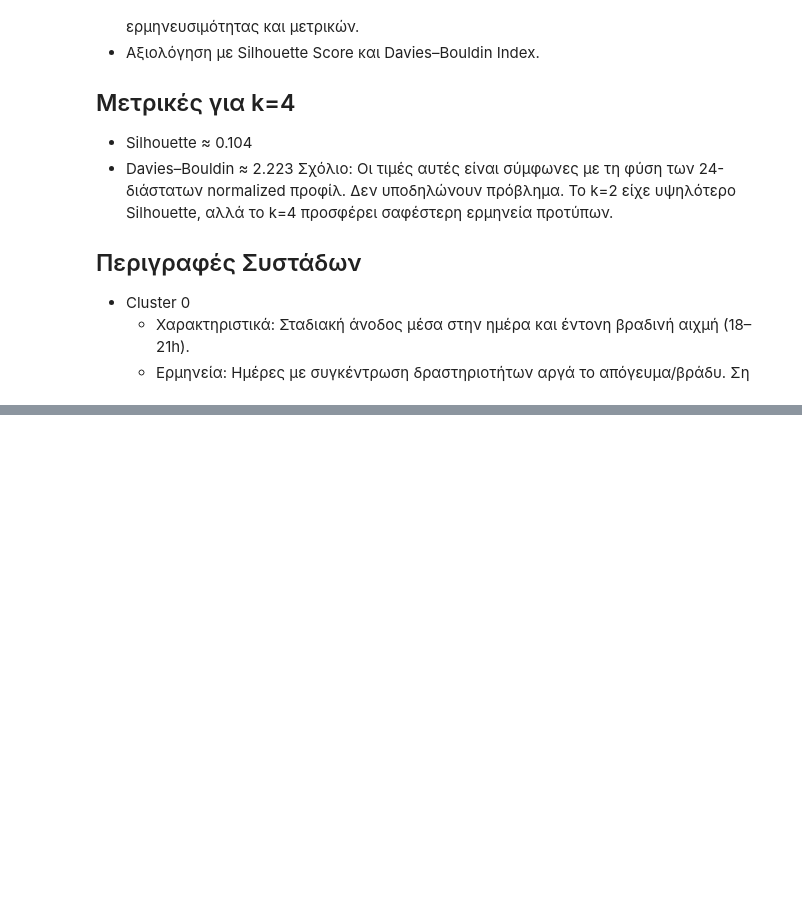
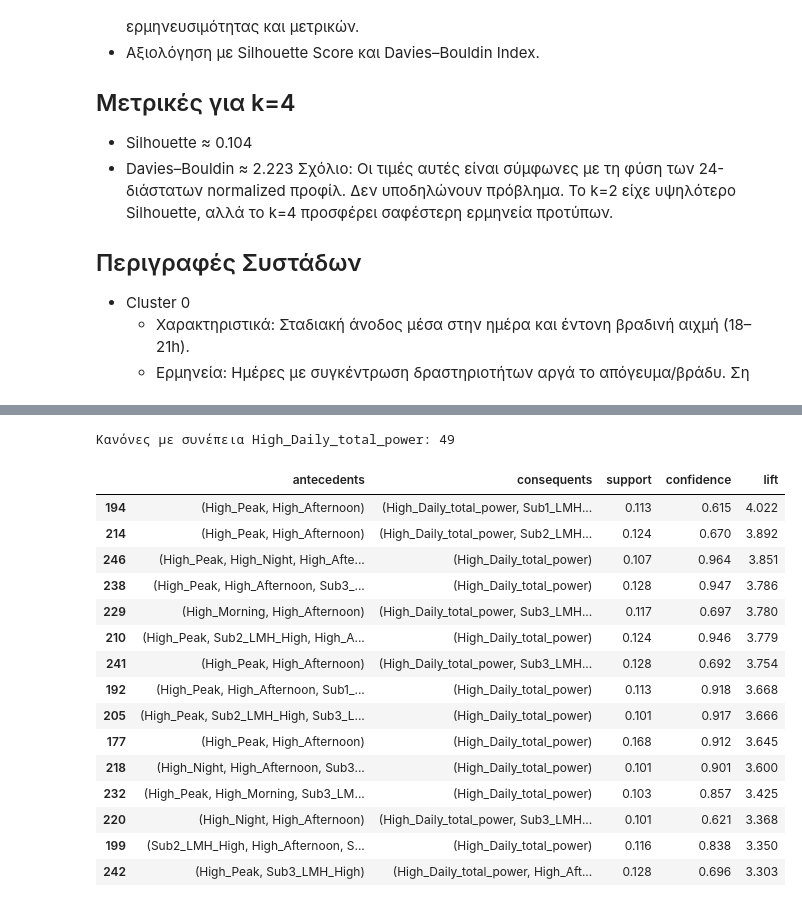
Before and after one commit to KostasPapadogiannis/energy-consumption-mining, a Jupyter notebook: notebooks/modeling.ipynb, the cells around one changed output, grey strips where cells are left out. Cells and saved outputs as stored; diff of their text form; code cells hidden in the pictures; blank space fills up the shorter version.

```diff
--- a/notebooks/modeling.ipynb
+++ b/notebooks/modeling.ipynb
@@ -2064,0 +2379,35 @@ print(f"Αποθηκεύτηκε: {interp_plot}")
+# %%
+# Μετατροπή σε bool (απαιτείται/συνίσταται για mlxtend)
+items_train_bool = items_train.astype(bool)
+items_val_bool   = items_val.astype(bool)
+items_test_bool  = items_test.astype(bool)
+
+min_sup = 0.10
+min_conf = 0.60
+
+freq = apriori(items_train_bool, min_support=min_sup, use_colnames=True)
+rules = association_rules(freq, metric='confidence', min_threshold=min_conf)
+
+rules_target = rules[rules['consequents'].apply(lambda s: 'High_Daily_total_power' in list(s))].copy()
+rules_target = rules_target.sort_values(['lift','confidence','support'], ascending=False)
+
+print("Κανόνες με συνέπεια High_Daily_total_power:", len(rules_target))
+display(rules_target.head(15)[['antecedents','consequents','support','confidence','lift']])
+# %% [output]
+Κανόνες με συνέπεια High_Daily_total_power: 49
+|  | antecedents | consequents | support | confidence | lift |
+| 194 | (High_Peak, High_Afternoon) | (High_Daily_total_power, Sub1_LMH... | 0.113 | 0.615 | 4.022 |
+| 214 | (High_Peak, High_Afternoon) | (High_Daily_total_power, Sub2_LMH... | 0.124 | 0.670 | 3.892 |
+| 246 | (High_Peak, High_Night, High_Afte... | (High_Daily_total_power) | 0.107 | 0.964 | 3.851 |
+| 238 | (High_Peak, High_Afternoon, Sub3_... | (High_Daily_total_power) | 0.128 | 0.947 | 3.786 |
+| 229 | (High_Morning, High_Afternoon) | (High_Daily_total_power, Sub3_LMH... | 0.117 | 0.697 | 3.780 |
+| 210 | (High_Peak, Sub2_LMH_High, High_A... | (High_Daily_total_power) | 0.124 | 0.946 | 3.779 |
+| 241 | (High_Peak, High_Afternoon) | (High_Daily_total_power, Sub3_LMH... | 0.128 | 0.692 | 3.754 |
+| 192 | (High_Peak, High_Afternoon, Sub1_... | (High_Daily_total_power) | 0.113 | 0.918 | 3.668 |
+| 205 | (High_Peak, Sub2_LMH_High, Sub3_L... | (High_Daily_total_power) | 0.101 | 0.917 | 3.666 |
+| 177 | (High_Peak, High_Afternoon) | (High_Daily_total_power) | 0.168 | 0.912 | 3.645 |
+| 218 | (High_Night, High_Afternoon, Sub3... | (High_Daily_total_power) | 0.101 | 0.901 | 3.600 |
+| 232 | (High_Peak, High_Morning, Sub3_LM... | (High_Daily_total_power) | 0.103 | 0.857 | 3.425 |
+| 220 | (High_Night, High_Afternoon) | (High_Daily_total_power, Sub3_LMH... | 0.101 | 0.621 | 3.368 |
+| 199 | (Sub2_LMH_High, High_Afternoon, S... | (High_Daily_total_power) | 0.116 | 0.838 | 3.350 |
+| 242 | (High_Peak, Sub3_LMH_High) | (High_Daily_total_power, High_Aft... | 0.128 | 0.696 | 3.303 |
```
Also changed, not shown: parts of 14 cells of this notebook.
